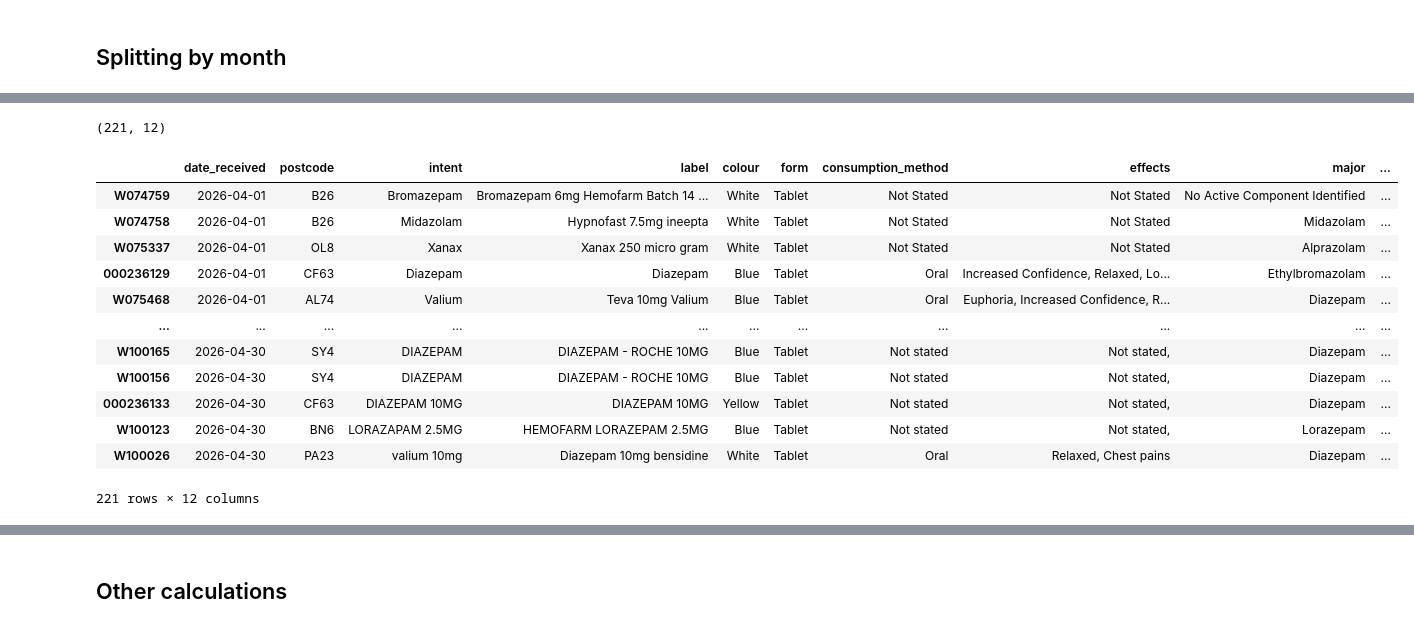
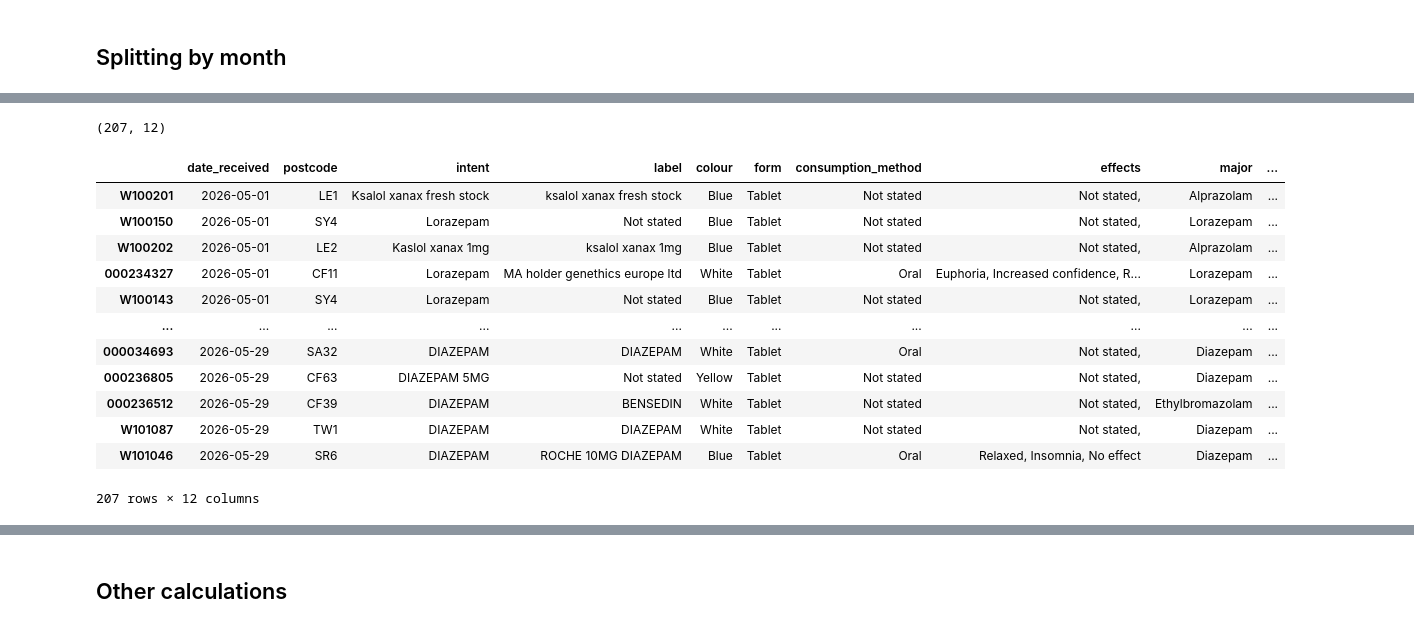
Before and after one commit to Benzo-Research-Project/NitazeneMap, a Jupyter notebook: WEDINOSParser.ipynb, the cells around one changed output, grey strips where cells are left out. Cells and saved outputs as stored; diff of their text form; code cells hidden in the pictures.

```diff
--- a/WEDINOSParser.ipynb
+++ b/WEDINOSParser.ipynb
@@ -746,7 +746,7 @@ if save_map == 'y':
 # %% [markdown]
 ## Splitting by month
 # %%
-df_benzo = pd.read_csv("data/wedinos_benzos_010126-260526.csv", sep=',', encoding='utf-8', index_col=0)
+df_benzo = pd.read_csv("data/wedinos_benzos_010126-290526.csv", sep=',', encoding='utf-8', index_col=0)
 df_benzo
 # %% [output]
 |  | date_received | postcode | intent | label | colour | form | consumption_method | effects | major | ... |
@@ -765,12 +765,17 @@ df_benzo
 # %%
 from datetime import datetime as dt
-dates=[]
-for idx, row in df_benzo.iterrows():
-    try:
-        dates.append(dt.strptime(row['date_received'], '%d/%m/%Y'))
-    except:
-        dates.append(dt.strptime(row['date_received'], '%d %b %Y'))
-df_benzo['date_received']=dates
+def convertDates(df_joined):
+    dates=[]
+    for idx, row in df_joined.iterrows():
+        try:
+            dates.append(dt.strptime(row['date_received'], '%d/%m/%Y'))
+        except:
+            dates.append(dt.strptime(row['date_received'], '%d %b %Y'))
+    df_joined['date_received']=dates
+    df_joined = df_joined.sort_values(by='date_received')
+    return df_joined
+#df_benzo = convertDates(df_benzo)
+df_benzo['date_received']=pd.to_datetime(df_benzo['date_received'])
 df_benzo.sort_values(by='date_received')
 # %% [output]
 |  | date_received | postcode | intent | label | colour | form | consumption_method | effects | major | ... |
@@ -789,22 +794,22 @@ df_benzo.sort_values(by='date_received')
 # %%
 # Restricting date to month
 #df_month = df.loc[df['date_received'].str.contains('Apr')]
-df_benzo_month = df_benzo.loc[df_benzo['date_received'].dt.month == 4]
+df_benzo_month = df_benzo.loc[df_benzo['date_received'].dt.month == 5]
 print(df_benzo_month.shape)
 df_benzo_month.sort_values(by='date_received')
 # %% [output]
-(221, 12)
+(207, 12)
 |  | date_received | postcode | intent | label | colour | form | consumption_method | effects | major | ... |
-| W074759 | 2026-04-01 | B26 | Bromazepam | Bromazepam 6mg Hemofarm Batch 14 ... | White | Tablet | Not Stated | Not Stated | No Active Component Identified | ... |
-| W074758 | 2026-04-01 | B26 | Midazolam | Hypnofast 7.5mg ineepta | White | Tablet | Not Stated | Not Stated | Midazolam | ... |
-| W075337 | 2026-04-01 | OL8 | Xanax | Xanax 250 micro gram | White | Tablet | Not Stated | Not Stated | Alprazolam | ... |
-| 000236129 | 2026-04-01 | CF63 | Diazepam | Diazepam | Blue | Tablet | Oral | Increased Confidence, Relaxed, Lo... | Ethylbromazolam | ... |
-| W075468 | 2026-04-01 | AL74 | Valium | Teva 10mg Valium | Blue | Tablet | Oral | Euphoria, Increased Confidence, R... | Diazepam | ... |
+| W100201 | 2026-05-01 | LE1 | Ksalol xanax fresh stock | ksalol xanax fresh stock | Blue | Tablet | Not stated | Not stated, | Alprazolam | ... |
+| W100150 | 2026-05-01 | SY4 | Lorazepam | Not stated | Blue | Tablet | Not stated | Not stated, | Lorazepam | ... |
+| W100202 | 2026-05-01 | LE2 | Kaslol xanax 1mg | ksalol xanax 1mg | Blue | Tablet | Not stated | Not stated, | Alprazolam | ... |
+| 000234327 | 2026-05-01 | CF11 | Lorazepam | MA holder genethics europe ltd | White | Tablet | Oral | Euphoria, Increased confidence, R... | Lorazepam | ... |
+| W100143 | 2026-05-01 | SY4 | Lorazepam | Not stated | Blue | Tablet | Not stated | Not stated, | Lorazepam | ... |
 | ... | ... | ... | ... | ... | ... | ... | ... | ... | ... | ... |
-| W100165 | 2026-04-30 | SY4 | DIAZEPAM | DIAZEPAM - ROCHE 10MG | Blue | Tablet | Not stated | Not stated, | Diazepam | ... |
-| W100156 | 2026-04-30 | SY4 | DIAZEPAM | DIAZEPAM - ROCHE 10MG | Blue | Tablet | Not stated | Not stated, | Diazepam | ... |
-| 000236133 | 2026-04-30 | CF63 | DIAZEPAM 10MG | DIAZEPAM 10MG | Yellow | Tablet | Not stated | Not stated, | Diazepam | ... |
-| W100123 | 2026-04-30 | BN6 | LORAZAPAM 2.5MG | HEMOFARM LORAZEPAM 2.5MG | Blue | Tablet | Not stated | Not stated, | Lorazepam | ... |
-| W100026 | 2026-04-30 | PA23 | valium 10mg | Diazepam 10mg bensidine | White | Tablet | Oral | Relaxed, Chest pains | Diazepam | ... |
+| 000034693 | 2026-05-29 | SA32 | DIAZEPAM | DIAZEPAM | White | Tablet | Oral | Not stated, | Diazepam | ... |
+| 000236805 | 2026-05-29 | CF63 | DIAZEPAM 5MG | Not stated | Yellow | Tablet | Not stated | Not stated, | Diazepam | ... |
+| 000236512 | 2026-05-29 | CF39 | DIAZEPAM | BENSEDIN | White | Tablet | Not stated | Not stated, | Ethylbromazolam | ... |
+| W101087 | 2026-05-29 | TW1 | DIAZEPAM | DIAZEPAM | White | Tablet | Not stated | Not stated, | Diazepam | ... |
+| W101046 | 2026-05-29 | SR6 | DIAZEPAM | ROCHE 10MG DIAZEPAM | Blue | Tablet | Oral | Relaxed, Insomnia, No effect | Diazepam | ... |
-221 rows × 12 columns
+207 rows × 12 columns
 # %%
```
Also changed, not shown: parts of 9 cells of this notebook, 11 other files.
